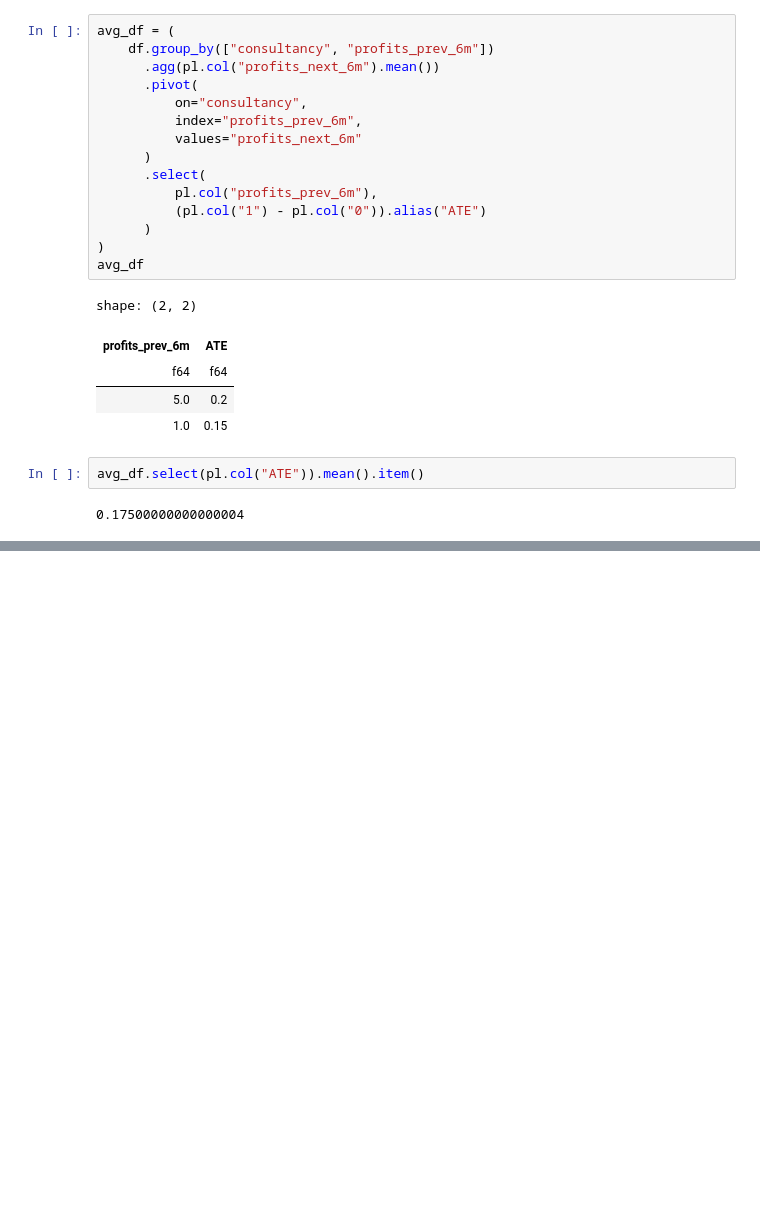
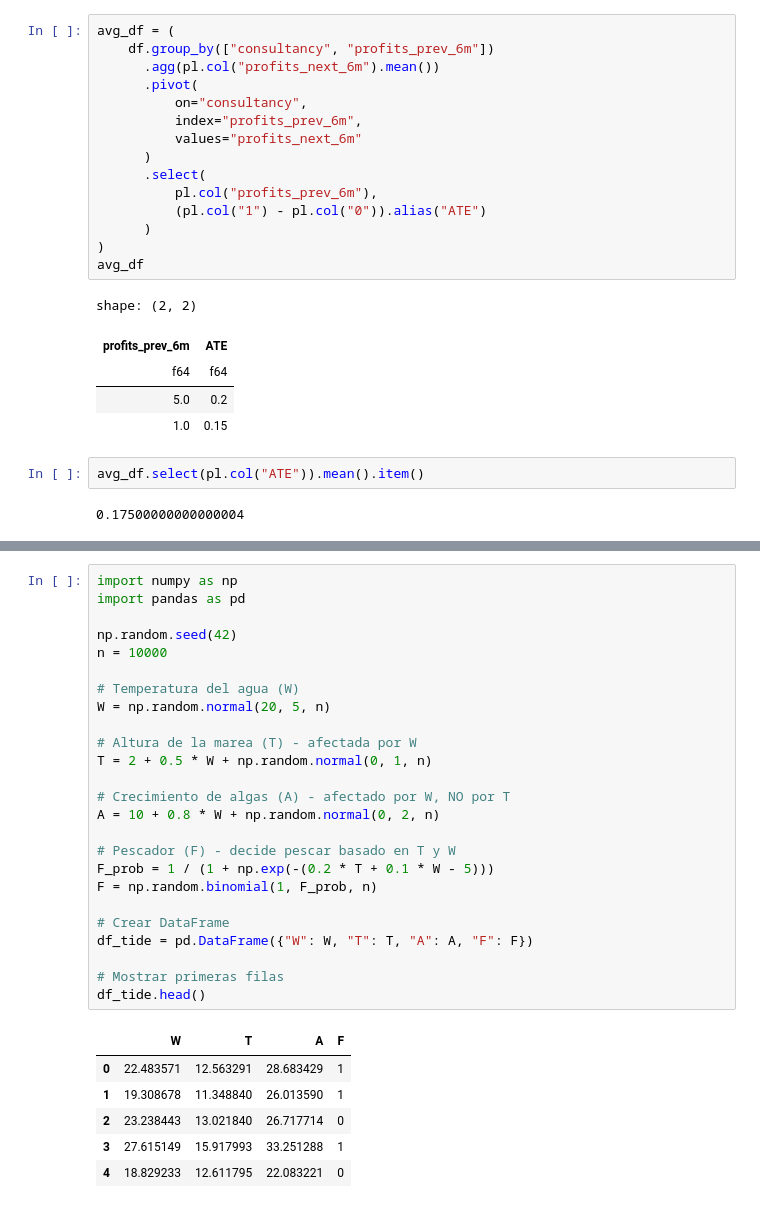
Before and after one commit to Sechi42/Causal_Inference-with-python, a Jupyter notebook: ch03/ch03.ipynb, the cells around one changed output, grey strips where cells are left out. Saved outputs shown, nothing was run; the diff lists cells and outputs as text; blank space fills up the shorter version.

```diff
--- a/ch03/ch03.ipynb
+++ b/ch03/ch03.ipynb
@@ -391,0 +461,32 @@ avg_df.select(pl.col("ATE")).mean().item()
+# %%
+import numpy as np
+import pandas as pd
+
+np.random.seed(42)
+n = 10000
+
+# Temperatura del agua (W)
+W = np.random.normal(20, 5, n)
+
+# Altura de la marea (T) - afectada por W
+T = 2 + 0.5 * W + np.random.normal(0, 1, n)
+
+# Crecimiento de algas (A) - afectado por W, NO por T
+A = 10 + 0.8 * W + np.random.normal(0, 2, n)
+
+# Pescador (F) - decide pescar basado en T y W
+F_prob = 1 / (1 + np.exp(-(0.2 * T + 0.1 * W - 5)))
+F = np.random.binomial(1, F_prob, n)
+
+# Crear DataFrame
+df_tide = pd.DataFrame({"W": W, "T": T, "A": A, "F": F})
+
+# Mostrar primeras filas
+df_tide.head()
+# %% [output]
+|  | W | T | A | F |
+| 0 | 22.483571 | 12.563291 | 28.683429 | 1 |
+| 1 | 19.308678 | 11.348840 | 26.013590 | 1 |
+| 2 | 23.238443 | 13.021840 | 26.717714 | 0 |
+| 3 | 27.615149 | 15.917993 | 33.251288 | 1 |
+| 4 | 18.829233 | 12.611795 | 22.083221 | 0 |
```
Also changed, not shown: parts of 9 cells of this notebook.
